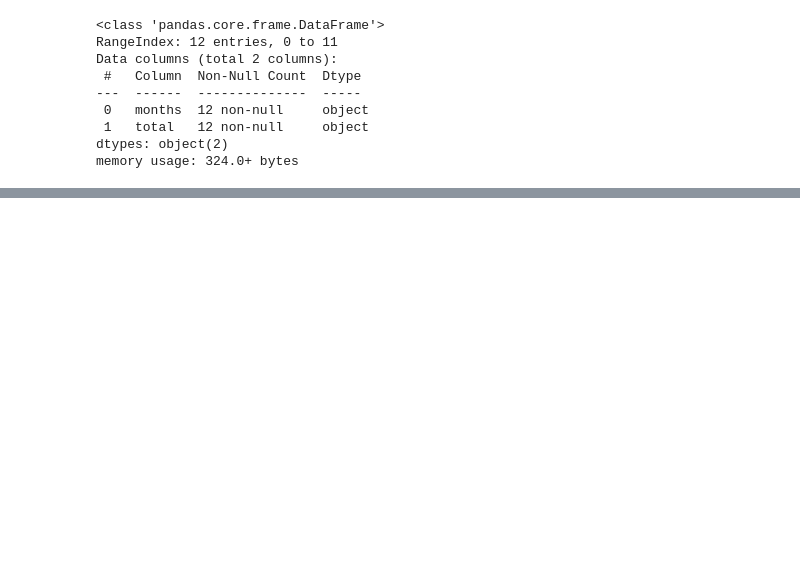
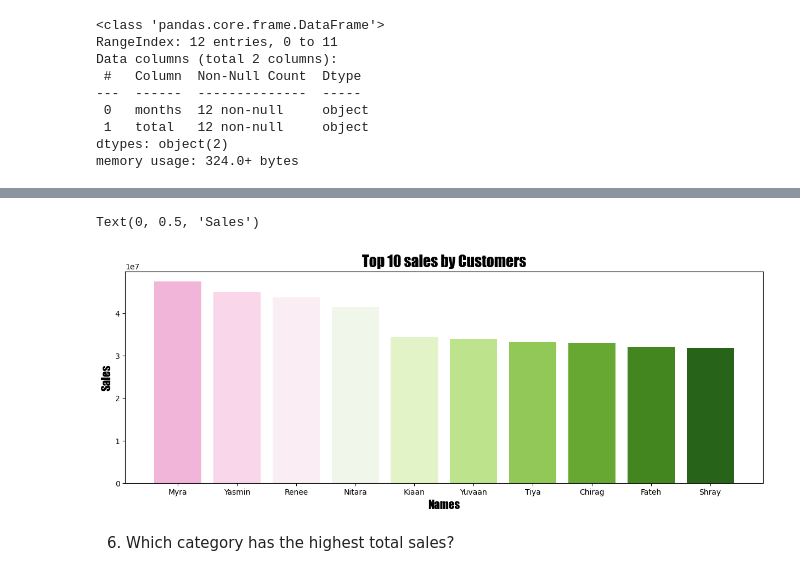
Before and after one commit to Deepak-karmiyal/Mysql-project, a Jupyter notebook: swiftmarket.ipynb, the cells around one changed output, grey strips where cells are left out. Cells and saved outputs as stored; diff of their text form; code cells hidden in the pictures; blank space fills up the shorter version.

```diff
--- a/swiftmarket.ipynb
+++ b/swiftmarket.ipynb
@@ -193,0 +187,10 @@ read_query(query)
+# %%
+query = '''select firstname,sum(totalprice) as total
+from employees e
+join salesdata s
+on e.employeeid = s.employeeid
+group by firstname
+order by total desc
+limit 10;'''
+
+read_query(query)
@@ -193,0 +209,2 @@ read_query(query)
+# %%
+df = read_query(query = query)
@@ -193,0 +223,14 @@ read_query(query)
+# %%
+employees = df['firstname'].values
+Totalsales = df['total'].astype('float').values
+# %%
+plt.figure(figsize =(15,5))
+plt.bar(employees,Totalsales,color = cmap)
+plt.title('Top 10 sales by Customers',fontsize = 20, fontname='impact')
+plt.xlabel('Names',fontsize = 15,fontname ='impact' )
+plt.ylabel('Sales',fontsize = 15,fontname ='impact')
+# %% [output]
+Text(0, 0.5, 'Sales')
+[figure, added]
+# %% [markdown]
+6. Which category has the highest total sales?
```
Also changed, not shown: parts of 53 cells of this notebook.
